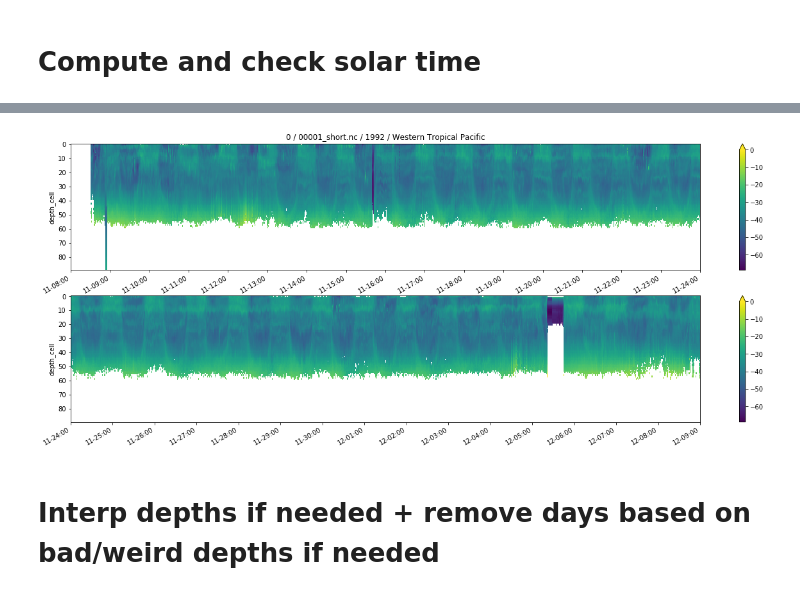
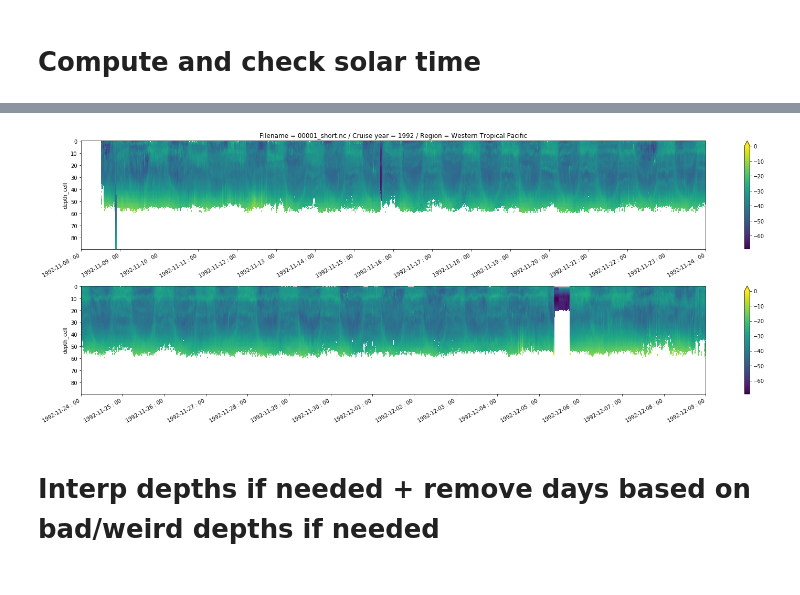
Before and after one commit to shirleyswirley/acoustic-variability, a Jupyter notebook: python/filter_and_calc_DVM_SSL_depth_JASADCP.ipynb, the cells around one changed output, grey strips where cells are left out. Saved outputs shown, nothing was run; the diff lists cells and outputs as text; code cells hidden in the pictures.

```diff
--- a/python/filter_and_calc_DVM_SSL_depth_JASADCP.ipynb
+++ b/python/filter_and_calc_DVM_SSL_depth_JASADCP.ipynb
@@ -215,18 +215,23 @@ Sv_lon['time'] = solar_time; Sv_lat['time'] = solar_time
 # %%
 all_days = pd.to_datetime(Sv['time'].values).normalize().unique()
 tlims_2rows = [None]*3; tlims_2rows[0] = all_days[0].strftime('%Y-%m-%d')
 tlims_2rows[1] = all_days[round(len(all_days)/2)].strftime('%Y-%m-%d')
 tlims_2rows[2] = all_days[len(all_days)-1].strftime('%Y-%m-%d')
 fig,axes = plt.subplots(nrows=2, ncols=1, figsize=(22,8))
 for iax in np.arange(0,len(axes)):
     Sv.where((Sv_pflag==0) & (Sv_pg>pg_thresh)).plot(ax=axes[iax], y='depth_cell', vmax=0, yincrease=False)
     axes[iax].set_xlim([tlims_2rows[iax],tlims_2rows[iax+1]]); axes[iax].set_xlabel('')
     axes[iax].xaxis.set_major_locator(mdates.DayLocator(interval=1))
-    axes[iax].xaxis.set_major_formatter(mdates.DateFormatter('%m-%d:%H'))
+    #axes[iax].xaxis.set_major_formatter(mdates.DateFormatter('%m-%d:%H'))
+    axes[iax].xaxis.set_major_formatter(mdates.DateFormatter('%Y-%m-%d : %H'))
     if iax==0:
-        axes[iax].set_title(str(ifile) + ' / ' + fname + ' / ' + str(row['cruise_beg_date'].year) + ' / ' + row['geo_region']);
+        #axes[iax].set_title(str(ifile) + ' / ' + fname + ' / ' + str(row['cruise_beg_date'].year) + ' / ' + row['geo_region']);
+        axes[iax].set_title('Filename = ' + fname + ' / Cruise year = ' + str(row['cruise_beg_date'].year) + ' / Region = ' + row['geo_region']);
+fig.tight_layout()
+fig.savefig(figpath + fname + '_solartime.png',
+            bbox_inches='tight', pad_inches = 0, dpi = 200)
 # %% [output]
-[figure, old version]
+[figure, new version]
 # %% [markdown]
 # Interp depths if needed + remove days based on bad/weird depths if needed
 # %%
```
Also changed, not shown: parts of 2 cells of this notebook, 16 other files.
